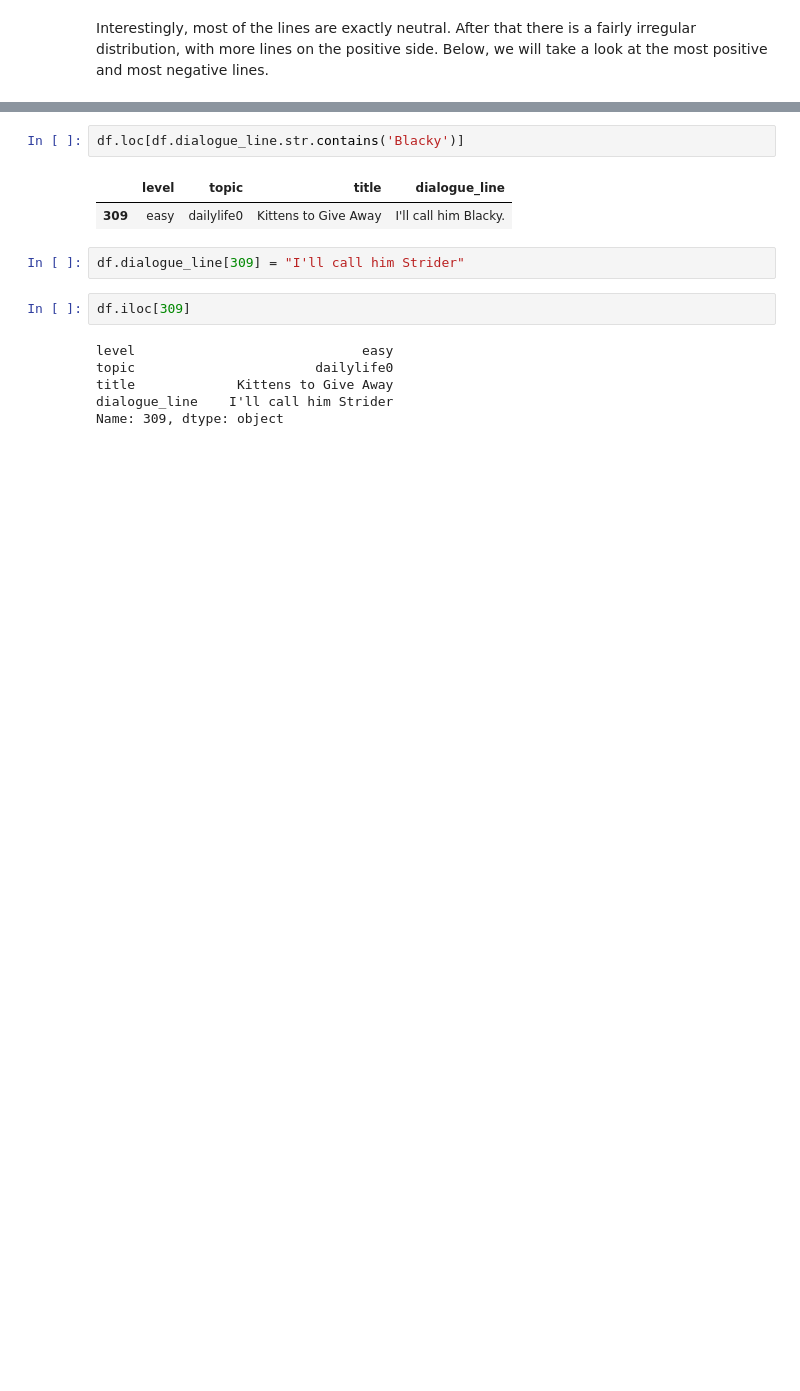
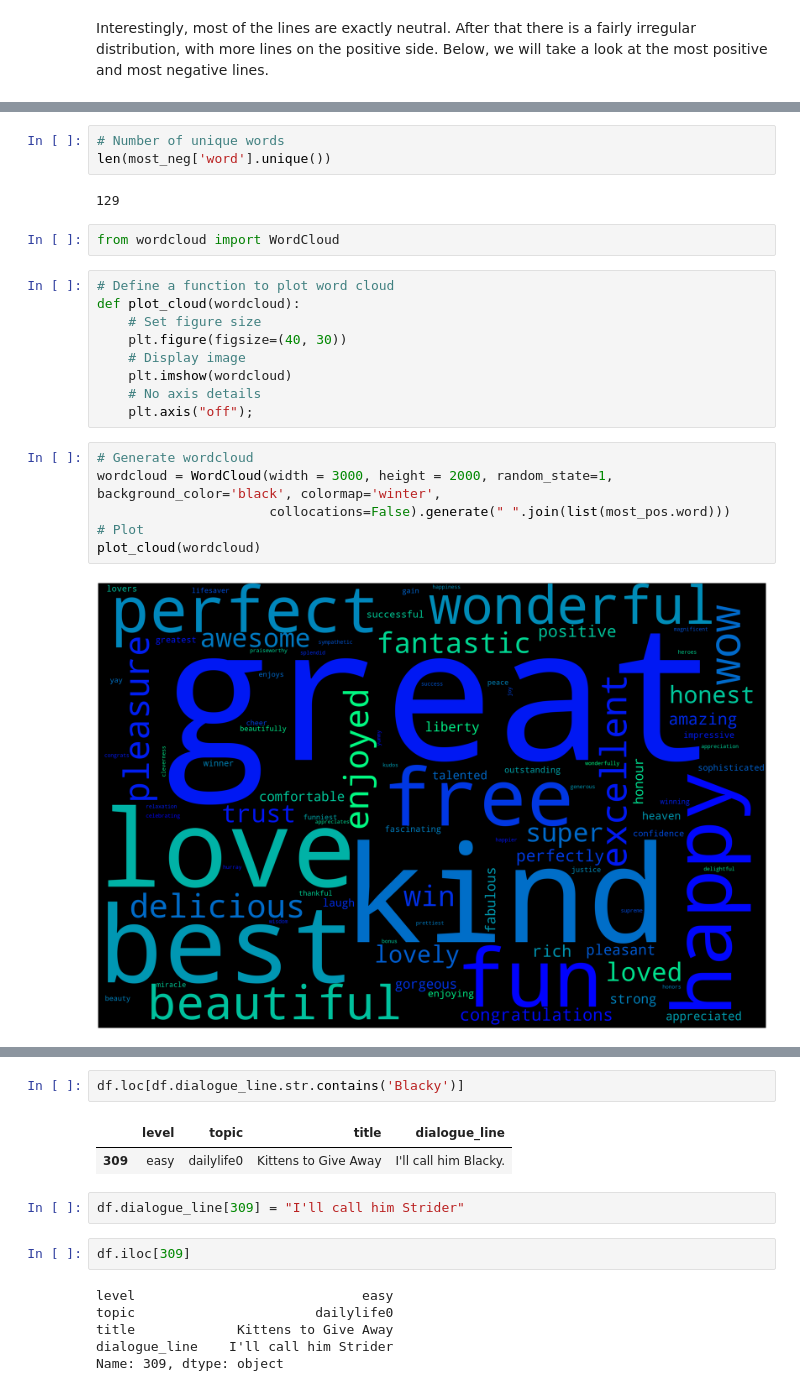
Before and after one commit to robbywalker823/Springboard, a Jupyter notebook: Capstone_3/Cap_3_EDA.ipynb, the cells around one changed output, grey strips where cells are left out. Cells and saved outputs as stored; diff of their text form; blank space fills up the shorter version.

```diff
--- a/Capstone_3/Cap_3_EDA.ipynb
+++ b/Capstone_3/Cap_3_EDA.ipynb
@@ -509,0 +669,24 @@ sentiment score: -0.8658
+# %%
+# Number of unique words
+len(most_neg['word'].unique())
+# %% [output]
+129
+# %%
+from wordcloud import WordCloud
+# %%
+# Define a function to plot word cloud
+def plot_cloud(wordcloud):
+    # Set figure size
+    plt.figure(figsize=(40, 30))
+    # Display image
+    plt.imshow(wordcloud)
+    # No axis details
+    plt.axis("off");
+# %%
+# Generate wordcloud
+wordcloud = WordCloud(width = 3000, height = 2000, random_state=1, background_color='black', colormap='winter',
+                      collocations=False).generate(" ".join(list(most_pos.word)))
+# Plot
+plot_cloud(wordcloud)
+# %% [output]
+[figure, added]
```
Also changed, not shown: parts of 25 cells of this notebook.
